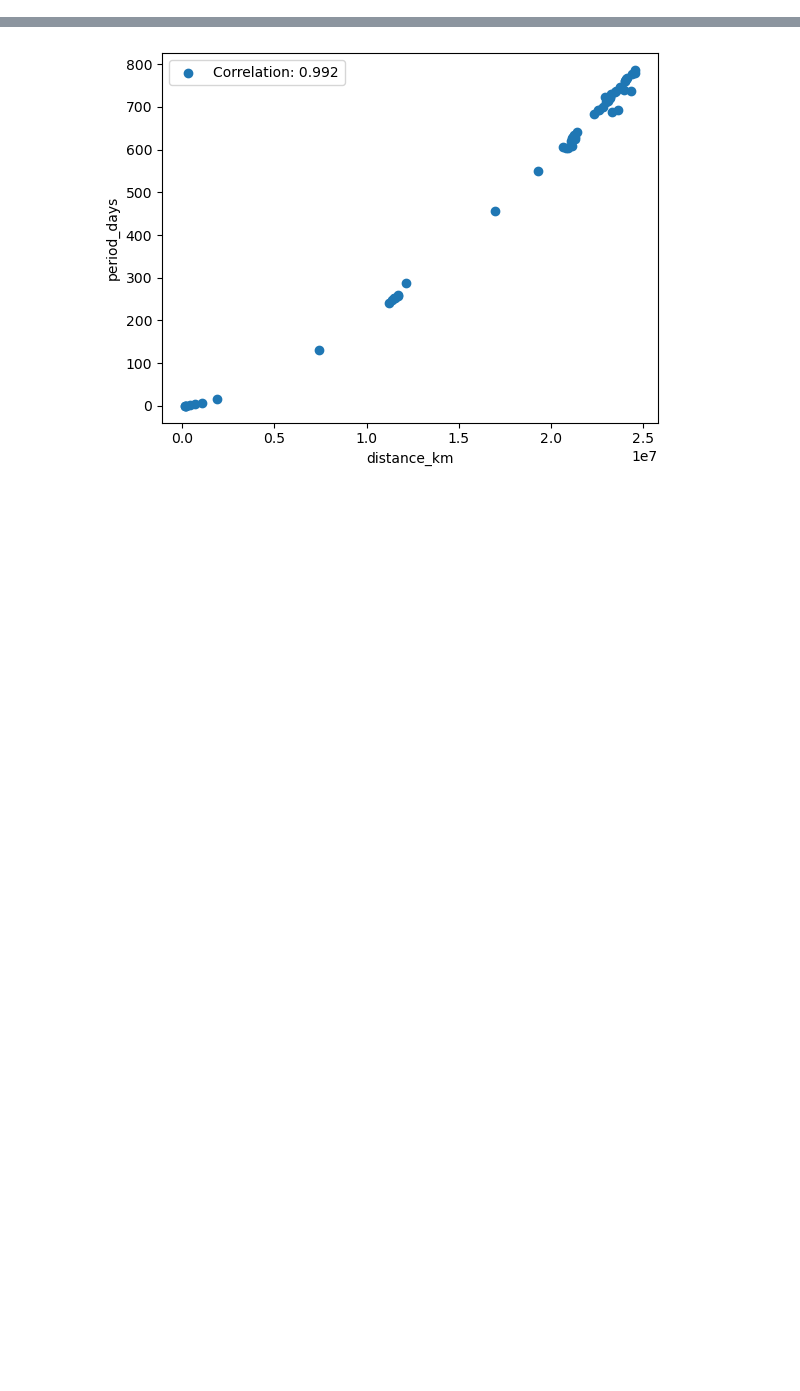
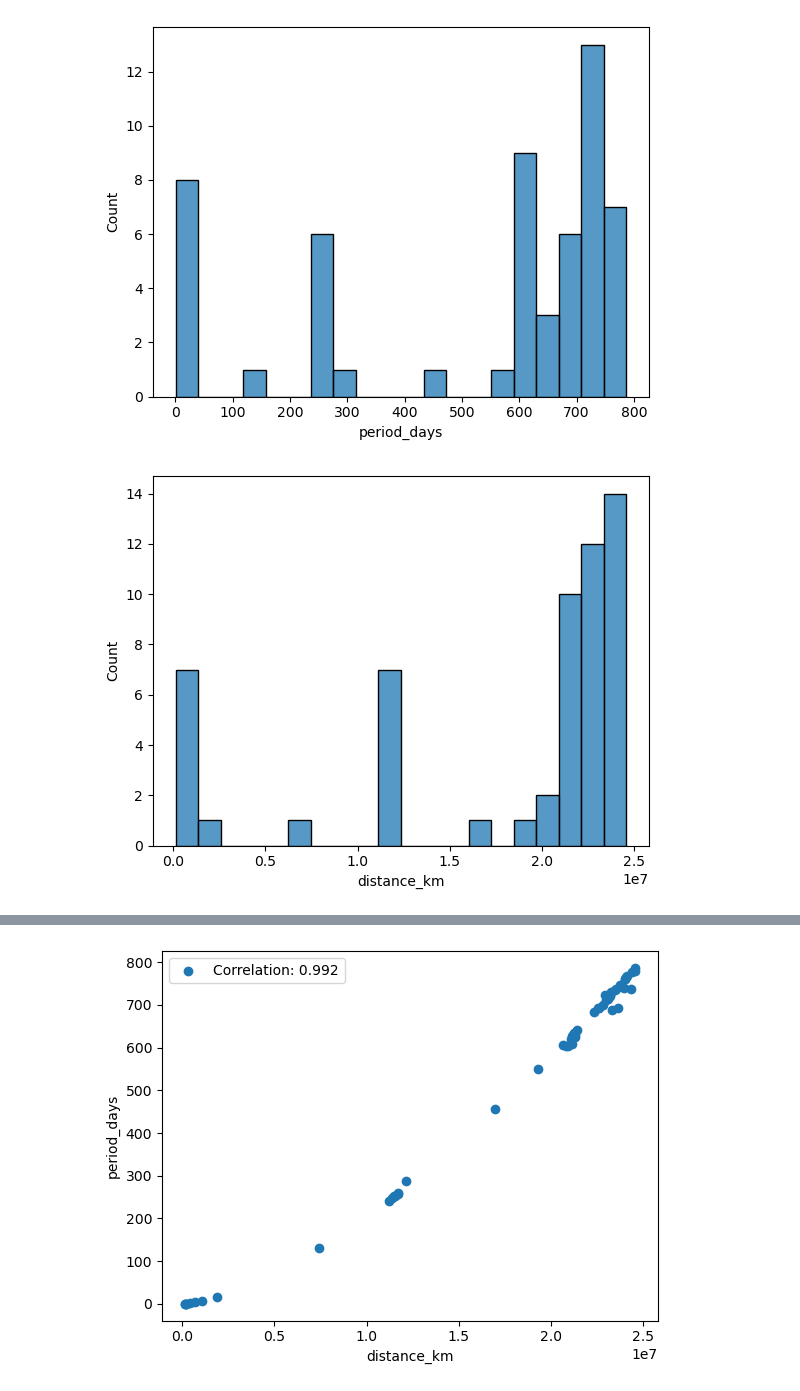
Before and after one commit to tara-12345/Assessment-1, a Jupyter notebook: jupiter_visualise.ipynb, the cells around one changed output, grey strips where cells are left out. Saved outputs shown, nothing was run; the diff lists cells and outputs as text; code cells hidden in the pictures; blank space fills up the shorter version.

Commit message:
addition of distribution plots for each variable

```diff
--- a/jupiter_visualise.ipynb
+++ b/jupiter_visualise.ipynb
@@ -3,3 +4,8 @@ import seaborn as sns
 # %%
 from jupiter import Moons
 moons_data = Moons()
+# %%
+moons_data.distributions()
+# %% [output]
+[figure, added]
+[figure, added]
```
Also changed, not shown: parts of 6 cells of this notebook, 1 other file.
